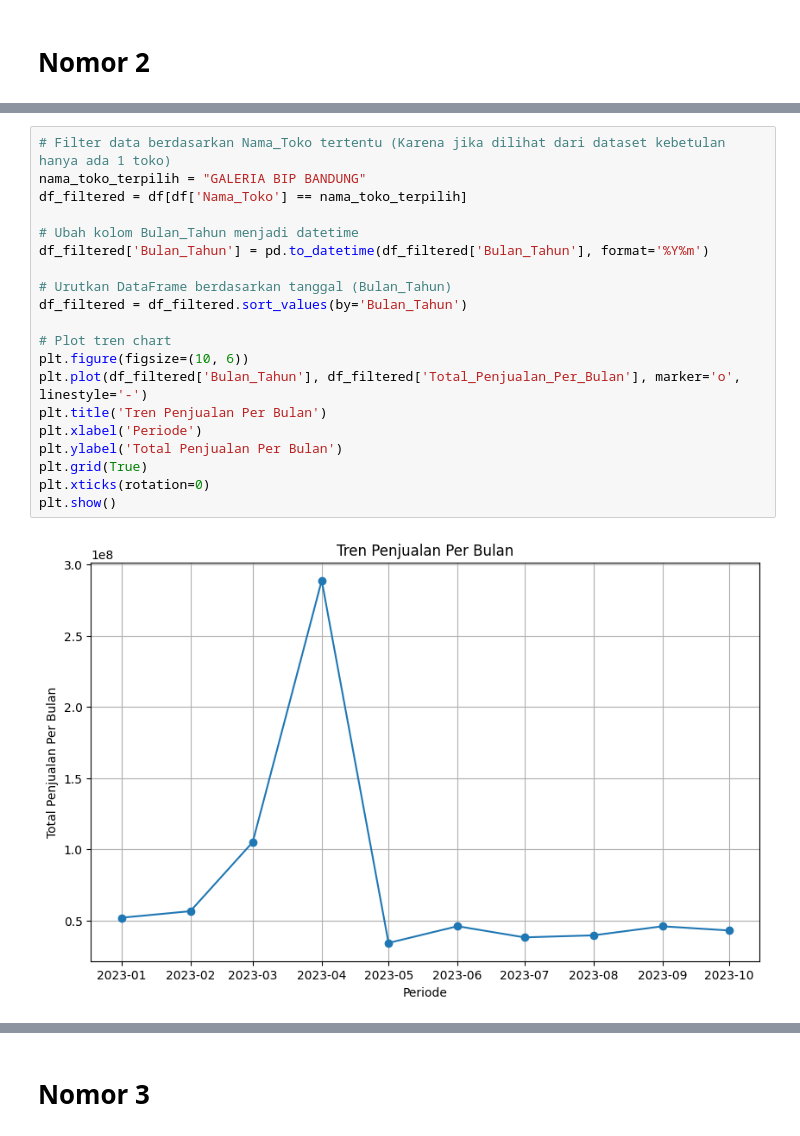
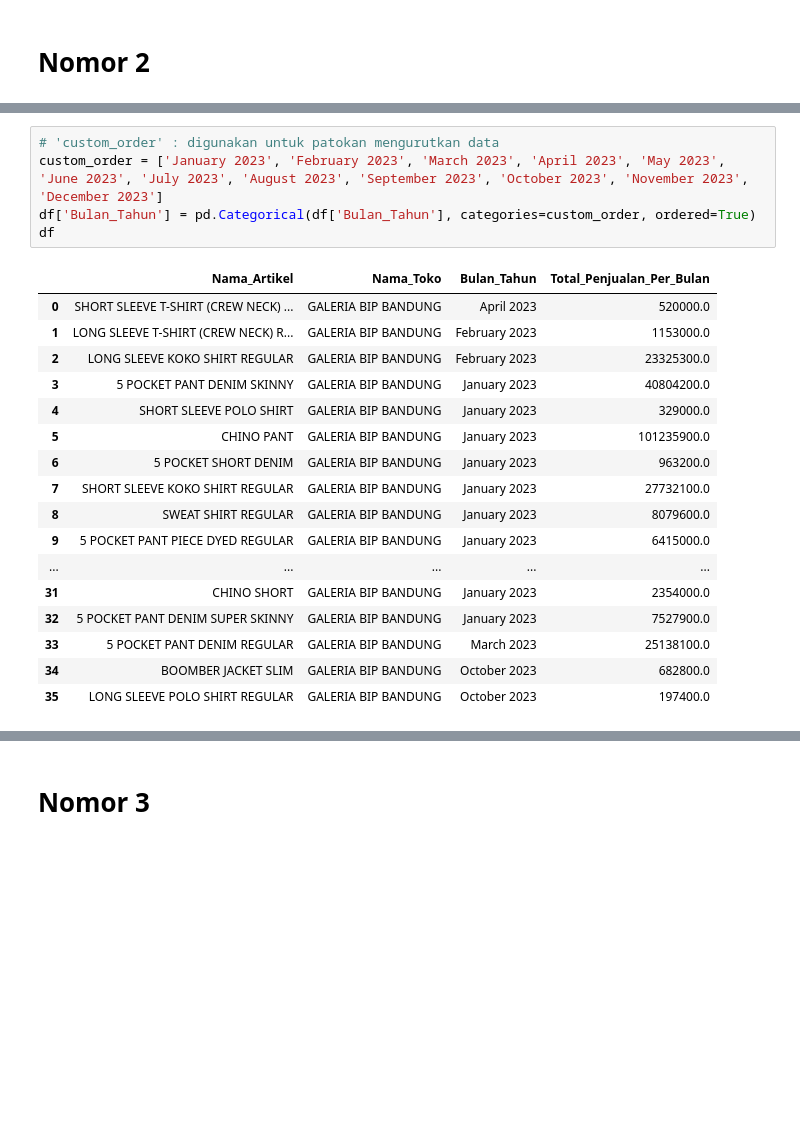
Before and after one commit to sntdshrly/dwi-putra-sakti-notebook, a Jupyter notebook: dps-notebook.ipynb, the cells around one changed output, grey strips where cells are left out. Drawn from its saved outputs; the diff is of its cells as text; blank space fills up the shorter version.

```diff
--- a/dps-notebook.ipynb
+++ b/dps-notebook.ipynb
@@ -146,22 +137,23 @@ df
-# %%
-# Filter data berdasarkan Nama_Toko tertentu (Karena jika dilihat dari dataset kebetulan hanya ada 1 toko)
-nama_toko_terpilih = "GALERIA BIP BANDUNG"
-df_filtered = df[df['Nama_Toko'] == nama_toko_terpilih]
-
-# Ubah kolom Bulan_Tahun menjadi datetime
-df_filtered['Bulan_Tahun'] = pd.to_datetime(df_filtered['Bulan_Tahun'], format='%Y%m')
-
-# Urutkan DataFrame berdasarkan tanggal (Bulan_Tahun)
-df_filtered = df_filtered.sort_values(by='Bulan_Tahun')
-
-# Plot tren chart
-plt.figure(figsize=(10, 6))
-plt.plot(df_filtered['Bulan_Tahun'], df_filtered['Total_Penjualan_Per_Bulan'], marker='o', linestyle='-')
-plt.title('Tren Penjualan Per Bulan')
-plt.xlabel('Periode')
-plt.ylabel('Total Penjualan Per Bulan')
-plt.grid(True)
-plt.xticks(rotation=0)
-plt.show()
-# %% [output]
-[figure, removed]
+# %%
+# 'custom_order' : digunakan untuk patokan mengurutkan data
+custom_order = ['January 2023', 'February 2023', 'March 2023', 'April 2023', 'May 2023', 'June 2023', 'July 2023', 'August 2023', 'September 2023', 'October 2023', 'November 2023', 'December 2023']
+df['Bulan_Tahun'] = pd.Categorical(df['Bulan_Tahun'], categories=custom_order, ordered=True)
+df
+# %% [output]
+|  | Nama_Artikel | Nama_Toko | Bulan_Tahun | Total_Penjualan_Per_Bulan |
+| 0 | SHORT SLEEVE T-SHIRT (CREW NECK) ... | GALERIA BIP BANDUNG | April 2023 | 520000.0 |
+| 1 | LONG SLEEVE T-SHIRT (CREW NECK) R... | GALERIA BIP BANDUNG | February 2023 | 1153000.0 |
+| 2 | LONG SLEEVE KOKO SHIRT REGULAR | GALERIA BIP BANDUNG | February 2023 | 23325300.0 |
+| 3 | 5 POCKET PANT DENIM SKINNY | GALERIA BIP BANDUNG | January 2023 | 40804200.0 |
+| 4 | SHORT SLEEVE POLO SHIRT | GALERIA BIP BANDUNG | January 2023 | 329000.0 |
+| 5 | CHINO PANT | GALERIA BIP BANDUNG | January 2023 | 101235900.0 |
+| 6 | 5 POCKET SHORT DENIM | GALERIA BIP BANDUNG | January 2023 | 963200.0 |
+| 7 | SHORT SLEEVE KOKO SHIRT REGULAR | GALERIA BIP BANDUNG | January 2023 | 27732100.0 |
+| 8 | SWEAT SHIRT REGULAR | GALERIA BIP BANDUNG | January 2023 | 8079600.0 |
+| 9 | 5 POCKET PANT PIECE DYED REGULAR | GALERIA BIP BANDUNG | January 2023 | 6415000.0 |
+| ... | ... | ... | ... | ... |
+| 31 | CHINO SHORT | GALERIA BIP BANDUNG | January 2023 | 2354000.0 |
+| 32 | 5 POCKET PANT DENIM SUPER SKINNY | GALERIA BIP BANDUNG | January 2023 | 7527900.0 |
+| 33 | 5 POCKET PANT DENIM REGULAR | GALERIA BIP BANDUNG | March 2023 | 25138100.0 |
+| 34 | BOOMBER JACKET SLIM | GALERIA BIP BANDUNG | October 2023 | 682800.0 |
+| 35 | LONG SLEEVE POLO SHIRT REGULAR | GALERIA BIP BANDUNG | October 2023 | 197400.0 |
```
Also changed, not shown: parts of 10 cells of this notebook.
